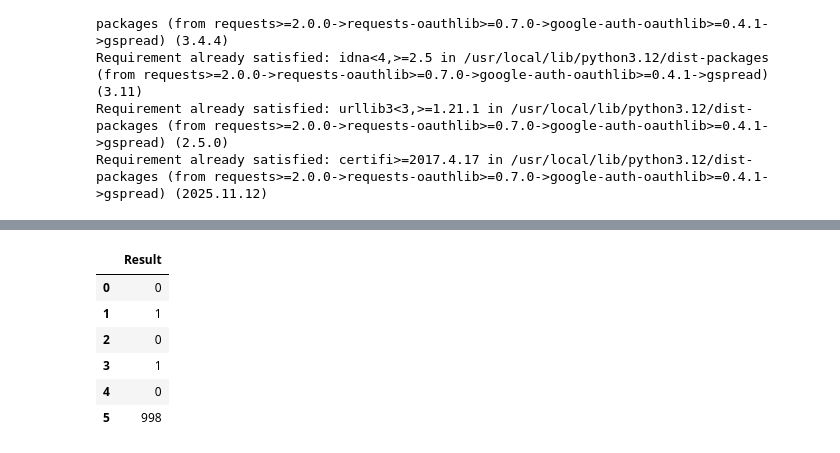
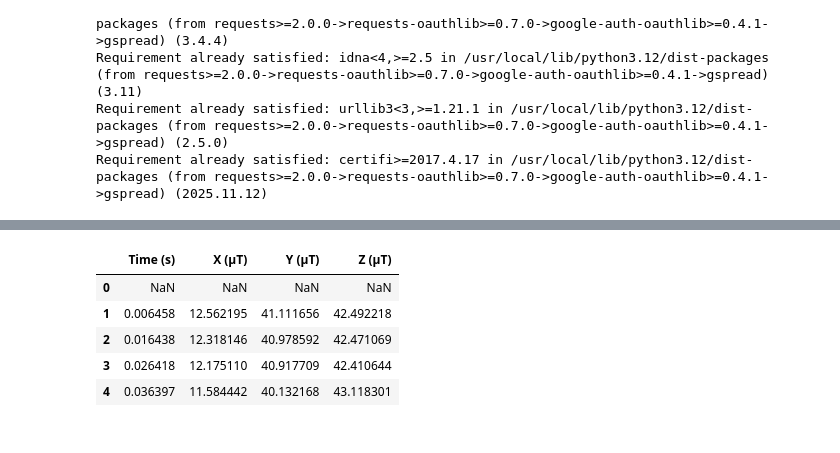
Before and after one commit to dave-heslop74/APA, a Jupyter notebook: Plotting_test_Phyphox.ipynb, the cells around one changed output, grey strips where cells are left out. Saved outputs shown, nothing was run; the diff lists cells and outputs as text; code cells hidden in the pictures.

```diff
--- a/Plotting_test_Phyphox.ipynb
+++ b/Plotting_test_Phyphox.ipynb
@@ -30,9 +32,9 @@ creds, _ = default()
 gc = gspread.authorize(creds)
 # %%
 # Replace with your actual shared Google Sheet URL
-spreadsheet_url = 'https://docs.google.com/spreadsheets/d/1-acAfUqtI6Ps7036SX6DMTT8LgpkHs0wyUq_DReIPIM/edit?usp=sharing'
-worksheet = gc.open_by_url(spreadsheet_url).worksheet('experiment') # Replace 'Sheet1' with your sheet name
+spreadsheet_url = 'https://docs.google.com/spreadsheets/d/1no7Qnab_NX5CwK-o8eaviQy3VjflDiWOnjMAaitk514/edit?usp=sharing'
+worksheet = gc.open_by_url(spreadsheet_url).worksheet('Sheet1') # Replace 'Sheet1' with your sheet name
 # %%
 data = worksheet.get_all_values()
-df = pd.DataFrame(data[1:], columns=data[0]) # Assuming the first row is the header
-df
+df = pd.DataFrame(data, columns=data[0]) # Assuming the first row is the header
+df = df.apply(pd.to_numeric, errors="coerce")
@@ -47,10 +41,9 @@ df
 # %%
-df
+df.head()
 # %% [output]
-|  | Result |
-| 0 | 0 |
-| 1 | 1 |
-| 2 | 0 |
-| 3 | 1 |
-| 4 | 0 |
-| 5 | 998 |
+|  | Time (s) | X (µT) | Y (µT) | Z (µT) |
+| 0 | NaN | NaN | NaN | NaN |
+| 1 | 0.006458 | 12.562195 | 41.111656 | 42.492218 |
+| 2 | 0.016438 | 12.318146 | 40.978592 | 42.471069 |
+| 3 | 0.026418 | 12.175110 | 40.917709 | 42.410644 |
+| 4 | 0.036397 | 11.584442 | 40.132168 | 43.118301 |
```
Also changed, not shown: parts of 6 cells of this notebook.
